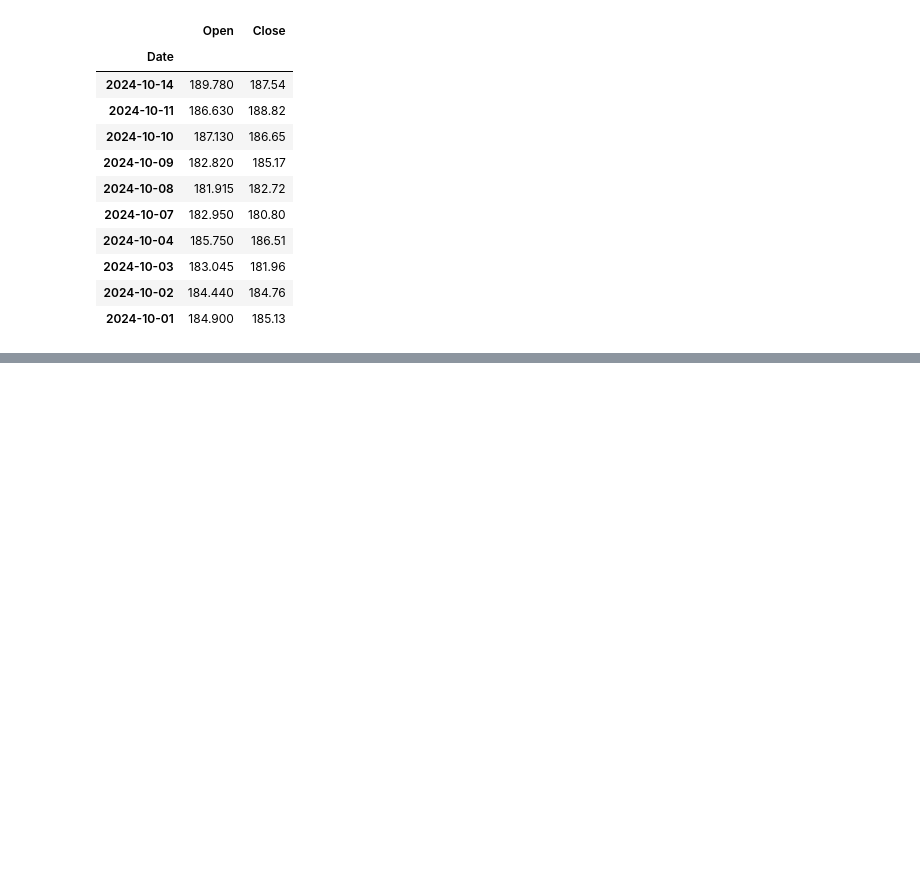
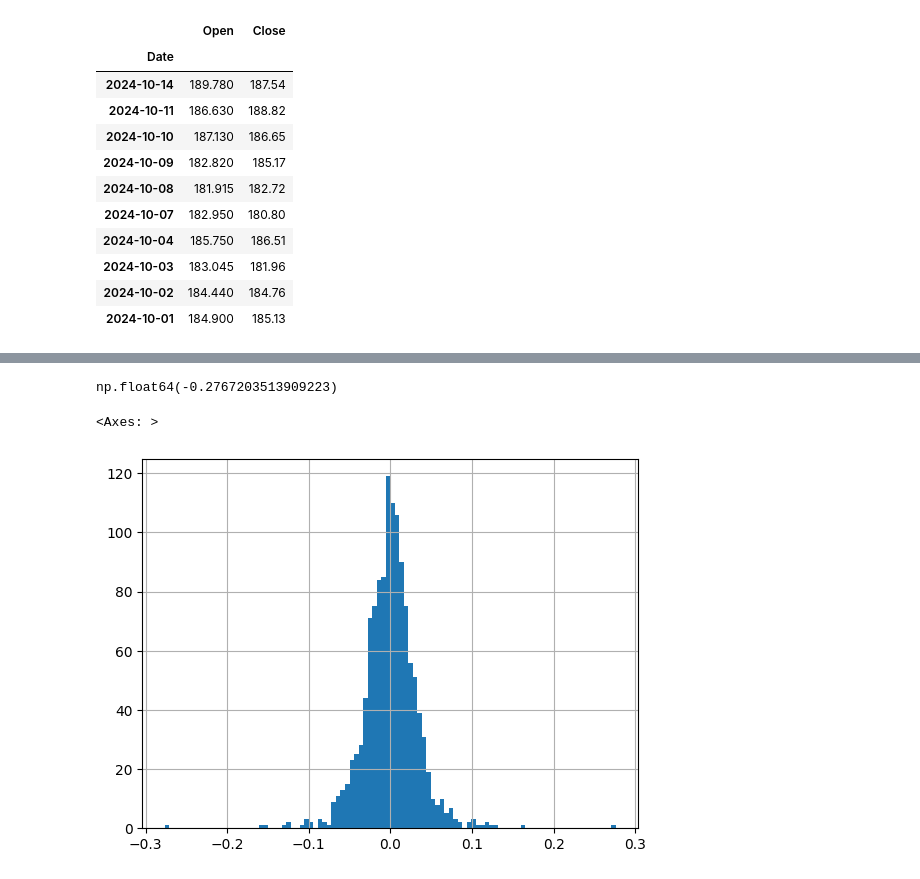
Before and after one commit to kudzik/Career-Path-Data-Science, a Jupyter notebook: Zadania/Zadania_Pandas.ipynb, the cells around one changed output, grey strips where cells are left out. Drawn from its saved outputs; the diff is of its cells as text; code cells hidden in the pictures; blank space fills up the shorter version.

```diff
--- a/Zadania/Zadania_Pandas.ipynb
+++ b/Zadania/Zadania_Pandas.ipynb
@@ -186,0 +202,9 @@ Name: 2024-10-14 00:00:00, dtype: float64
+# %%
+# Obliczanie nowych kolumn
+
+import pandas_datareader.data as web
+
+df = web.DataReader("UBER", "stooq")
+df.info()
+
+df.head()
@@ -186,0 +243,7 @@ Name: 2024-10-14 00:00:00, dtype: float64
+# %%
+# Obliczanie średniej z open i close
+
+# Definiowanie noej kolumny avg
+
+df["avarage"] = (df.Open + df.Close) / 2.0
+df.head()
@@ -186,0 +258,6 @@ Name: 2024-10-14 00:00:00, dtype: float64
+# %%
+df.sort_index(inplace=True)
+df
+
+df = df.head()
+df
@@ -186,0 +272,9 @@ Name: 2024-10-14 00:00:00, dtype: float64
+# %%
+# Metoda shift przesówa dane
+
+df["shifting"] = df["Close"].shift(1)
+df
+
+# wynik dzienny
+df["daily_change"] = (df["Close"] / df["shifting"]) - 1
+df
@@ -186,0 +316,14 @@ Name: 2024-10-14 00:00:00, dtype: float64
+# %%
+# minimalna wartośc z kolumny daily_change
+
+min_daily = df.daily_change.min()
+min_daily
+# %% [output]
+np.float64(-0.2767203513909223)
+# %%
+# Histogram
+
+df["daily_change"].hist(bins=100)
+# %% [output]
+<Axes: >
+[figure, added]
```
Also changed, not shown: parts of 19 cells of this notebook, 3 other files.
